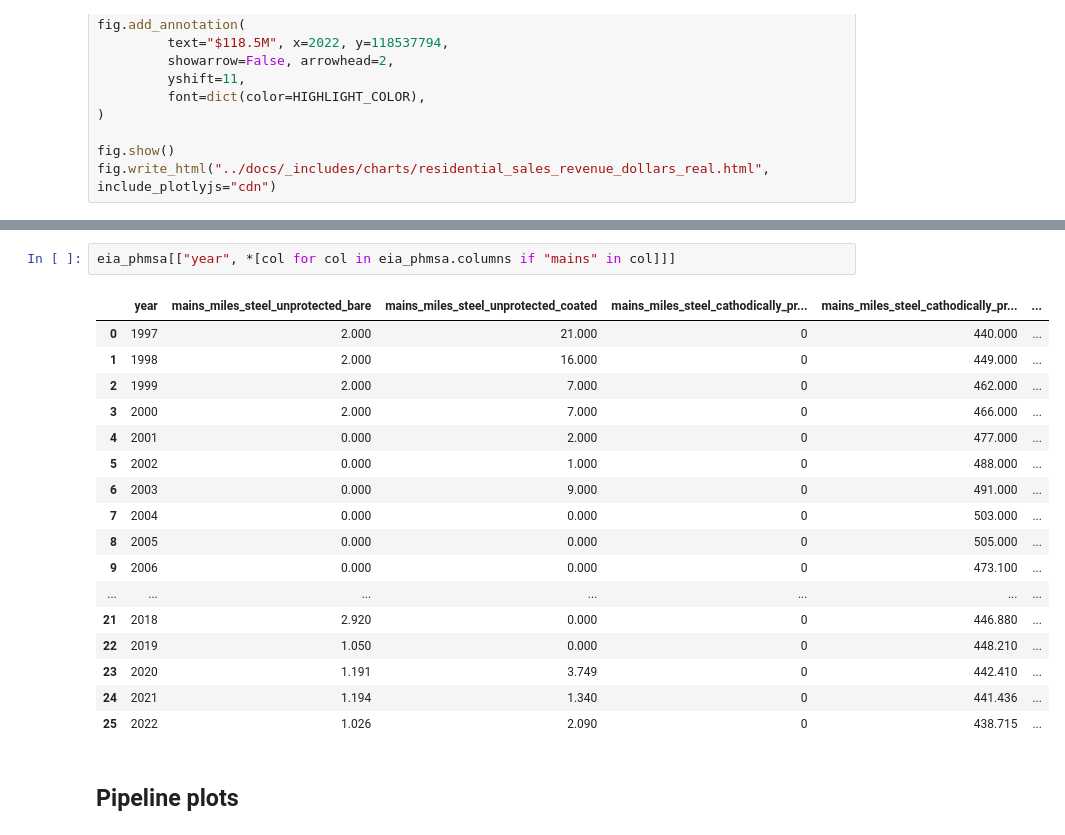
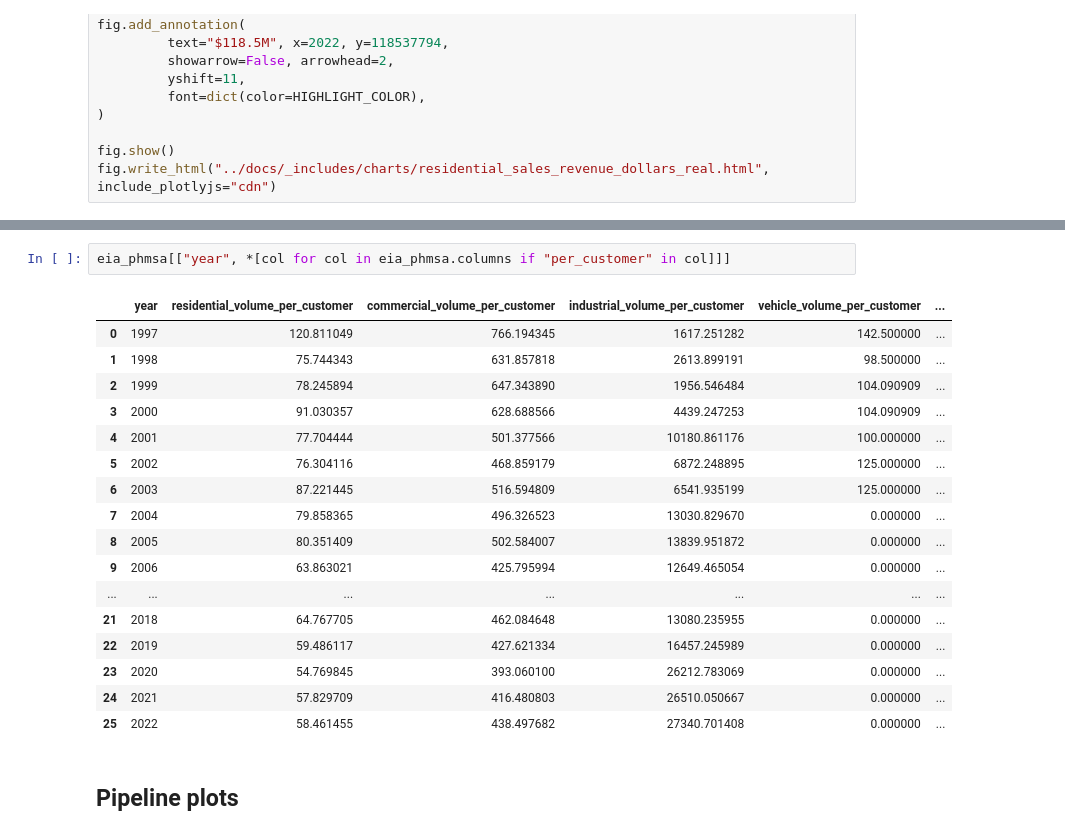
Before and after one commit to electrify-RVA/electrify-rva.github.io, a Jupyter notebook: data-analysis/pipelines.ipynb, the cells around one changed output, grey strips where cells are left out. Cells and saved outputs as stored; diff of their text form.

```diff
--- a/data-analysis/pipelines.ipynb
+++ b/data-analysis/pipelines.ipynb
@@ -403,23 +436,23 @@ fig.write_html("../docs/_includes/charts/residential_sales_revenue_dollars_real.
 # %%
-eia_phmsa[["year", *[col for col in eia_phmsa.columns if "mains" in col]]]
+eia_phmsa[["year", *[col for col in eia_phmsa.columns if "per_customer" in col]]]
 # %% [output]
-|  | year | mains_miles_steel_unprotected_bare | mains_miles_steel_unprotected_coated | mains_miles_steel_cathodically_pr... | mains_miles_steel_cathodically_pr... | ... |
-| 0 | 1997 | 2.000 | 21.000 | 0 | 440.000 | ... |
-| 1 | 1998 | 2.000 | 16.000 | 0 | 449.000 | ... |
-| 2 | 1999 | 2.000 | 7.000 | 0 | 462.000 | ... |
-| 3 | 2000 | 2.000 | 7.000 | 0 | 466.000 | ... |
-| 4 | 2001 | 0.000 | 2.000 | 0 | 477.000 | ... |
-| 5 | 2002 | 0.000 | 1.000 | 0 | 488.000 | ... |
-| 6 | 2003 | 0.000 | 9.000 | 0 | 491.000 | ... |
-| 7 | 2004 | 0.000 | 0.000 | 0 | 503.000 | ... |
-| 8 | 2005 | 0.000 | 0.000 | 0 | 505.000 | ... |
-| 9 | 2006 | 0.000 | 0.000 | 0 | 473.100 | ... |
+|  | year | residential_volume_per_customer | commercial_volume_per_customer | industrial_volume_per_customer | vehicle_volume_per_customer | ... |
+| 0 | 1997 | 120.811049 | 766.194345 | 1617.251282 | 142.500000 | ... |
+| 1 | 1998 | 75.744343 | 631.857818 | 2613.899191 | 98.500000 | ... |
+| 2 | 1999 | 78.245894 | 647.343890 | 1956.546484 | 104.090909 | ... |
+| 3 | 2000 | 91.030357 | 628.688566 | 4439.247253 | 104.090909 | ... |
+| 4 | 2001 | 77.704444 | 501.377566 | 10180.861176 | 100.000000 | ... |
+| 5 | 2002 | 76.304116 | 468.859179 | 6872.248895 | 125.000000 | ... |
+| 6 | 2003 | 87.221445 | 516.594809 | 6541.935199 | 125.000000 | ... |
+| 7 | 2004 | 79.858365 | 496.326523 | 13030.829670 | 0.000000 | ... |
+| 8 | 2005 | 80.351409 | 502.584007 | 13839.951872 | 0.000000 | ... |
+| 9 | 2006 | 63.863021 | 425.795994 | 12649.465054 | 0.000000 | ... |
 | ... | ... | ... | ... | ... | ... | ... |
-| 21 | 2018 | 2.920 | 0.000 | 0 | 446.880 | ... |
-| 22 | 2019 | 1.050 | 0.000 | 0 | 448.210 | ... |
-| 23 | 2020 | 1.191 | 3.749 | 0 | 442.410 | ... |
-| 24 | 2021 | 1.194 | 1.340 | 0 | 441.436 | ... |
-| 25 | 2022 | 1.026 | 2.090 | 0 | 438.715 | ... |
+| 21 | 2018 | 64.767705 | 462.084648 | 13080.235955 | 0.000000 | ... |
+| 22 | 2019 | 59.486117 | 427.621334 | 16457.245989 | 0.000000 | ... |
+| 23 | 2020 | 54.769845 | 393.060100 | 26212.783069 | 0.000000 | ... |
+| 24 | 2021 | 57.829709 | 416.480803 | 26510.050667 | 0.000000 | ... |
+| 25 | 2022 | 58.461455 | 438.497682 | 27340.701408 | 0.000000 | ... |
 # %% [markdown]
 ## Pipeline plots
 # %%
```
Also changed, not shown: parts of 3 cells of this notebook, 12 other files.
